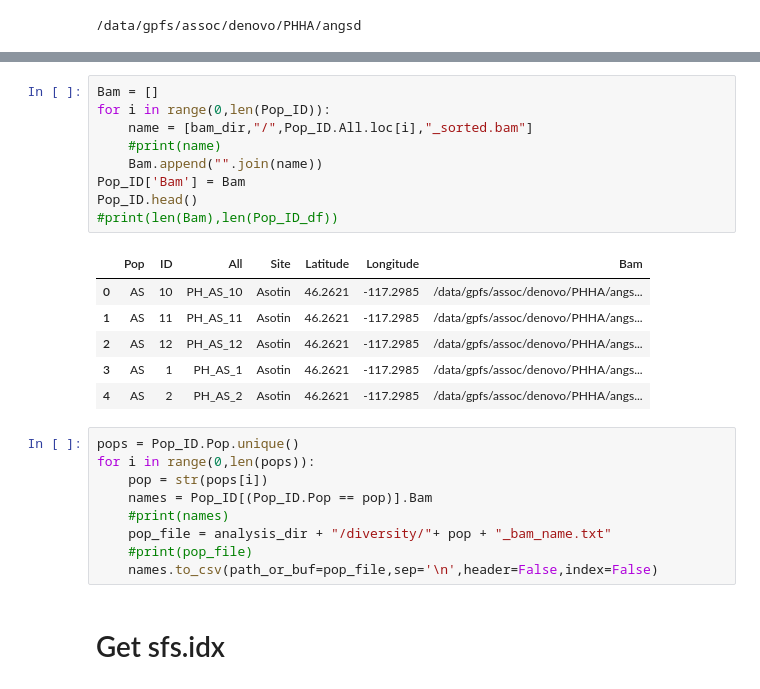
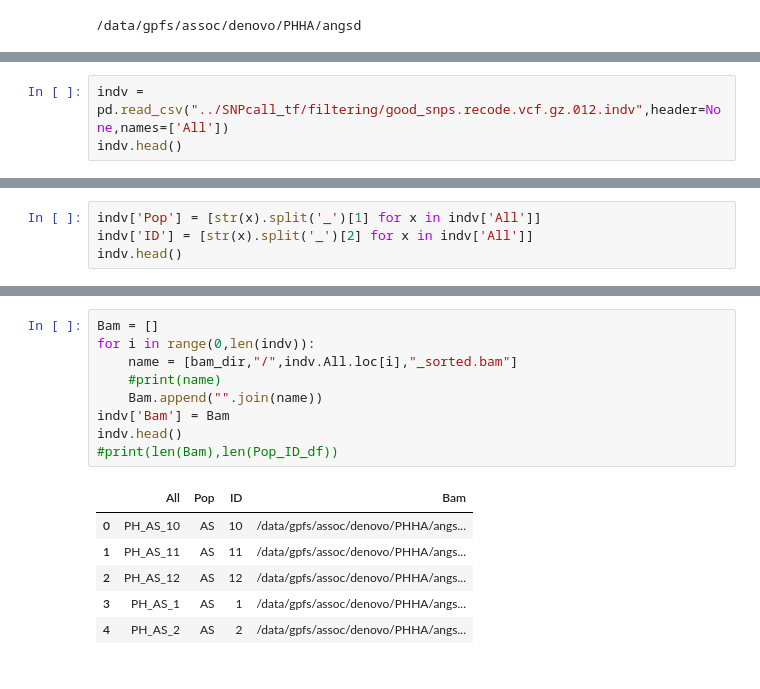
Before and after one commit to trevorfaske/ERNA_analyses, a Jupyter notebook: angsd_ERNA.ipynb, the cells around one changed output, grey strips where cells are left out. Saved outputs shown, nothing was run; the diff lists cells and outputs as text.

```diff
--- a/angsd_ERNA.ipynb
+++ b/angsd_ERNA.ipynb
@@ -44,0 +83,3 @@ Pop_ID.head()
+# %%
+indv = pd.read_csv("../SNPcall_tf/filtering/good_snps.recode.vcf.gz.012.indv",header=None,names=['All'])
+indv.head()
@@ -44,0 +93,4 @@ Pop_ID.head()
+# %%
+indv['Pop'] = [str(x).split('_')[1] for x in indv['All']]
+indv['ID'] = [str(x).split('_')[2] for x in indv['All']]
+indv.head()
@@ -45,27 +104,16 @@ Pop_ID.head()
 # %%
 Bam = []
-for i in range(0,len(Pop_ID)):
-    name = [bam_dir,"/",Pop_ID.All.loc[i],"_sorted.bam"]
+for i in range(0,len(indv)):
+    name = [bam_dir,"/",indv.All.loc[i],"_sorted.bam"]
     #print(name)
     Bam.append("".join(name))
-Pop_ID['Bam'] = Bam
-Pop_ID.head()
+indv['Bam'] = Bam
+indv.head()
 #print(len(Bam),len(Pop_ID_df))
 # %% [output]
-|  | Pop | ID | All | Site | Latitude | Longitude | Bam |
-| 0 | AS | 10 | PH_AS_10 | Asotin | 46.2621 | -117.2985 | /data/gpfs/assoc/denovo/PHHA/angs... |
-| 1 | AS | 11 | PH_AS_11 | Asotin | 46.2621 | -117.2985 | /data/gpfs/assoc/denovo/PHHA/angs... |
-| 2 | AS | 12 | PH_AS_12 | Asotin | 46.2621 | -117.2985 | /data/gpfs/assoc/denovo/PHHA/angs... |
-| 3 | AS | 1 | PH_AS_1 | Asotin | 46.2621 | -117.2985 | /data/gpfs/assoc/denovo/PHHA/angs... |
-| 4 | AS | 2 | PH_AS_2 | Asotin | 46.2621 | -117.2985 | /data/gpfs/assoc/denovo/PHHA/angs... |
+|  | All | Pop | ID | Bam |
+| 0 | PH_AS_10 | AS | 10 | /data/gpfs/assoc/denovo/PHHA/angs... |
+| 1 | PH_AS_11 | AS | 11 | /data/gpfs/assoc/denovo/PHHA/angs... |
+| 2 | PH_AS_12 | AS | 12 | /data/gpfs/assoc/denovo/PHHA/angs... |
+| 3 | PH_AS_1 | AS | 1 | /data/gpfs/assoc/denovo/PHHA/angs... |
+| 4 | PH_AS_2 | AS | 2 | /data/gpfs/assoc/denovo/PHHA/angs... |
-# %%
-pops = Pop_ID.Pop.unique()
-for i in range(0,len(pops)):
-    pop = str(pops[i])
-    names = Pop_ID[(Pop_ID.Pop == pop)].Bam
-    #print(names)
-    pop_file = analysis_dir + "/diversity/"+ pop + "_bam_name.txt"
-    #print(pop_file)
-    names.to_csv(path_or_buf=pop_file,sep='\n',header=False,index=False)
-# %% [markdown]
-# Get sfs.idx #
```
Also changed, not shown: parts of 83 cells of this notebook, 6 other files.
